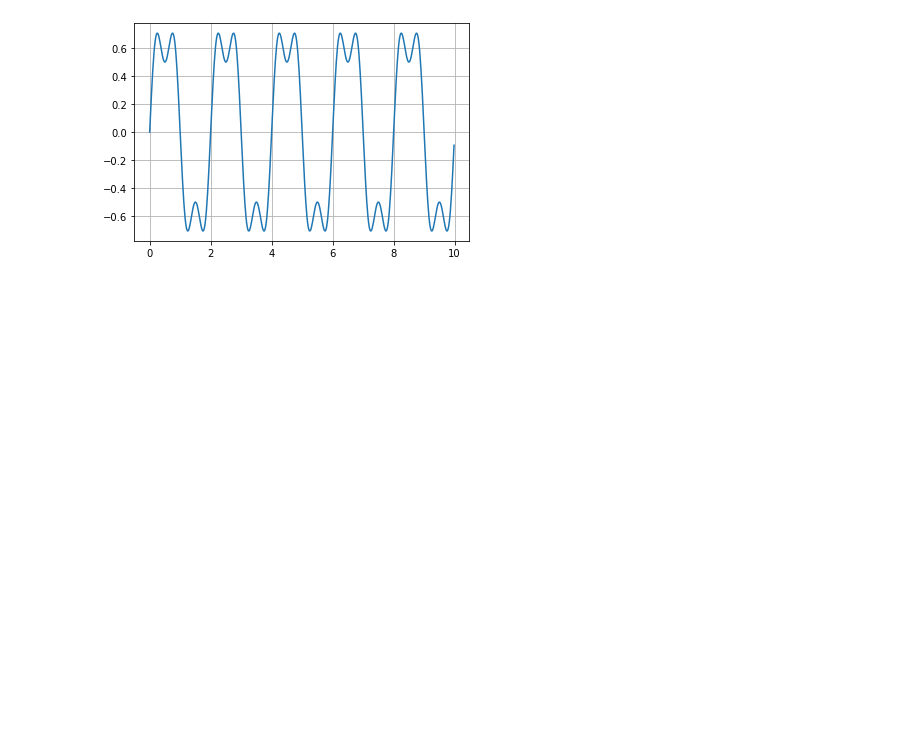
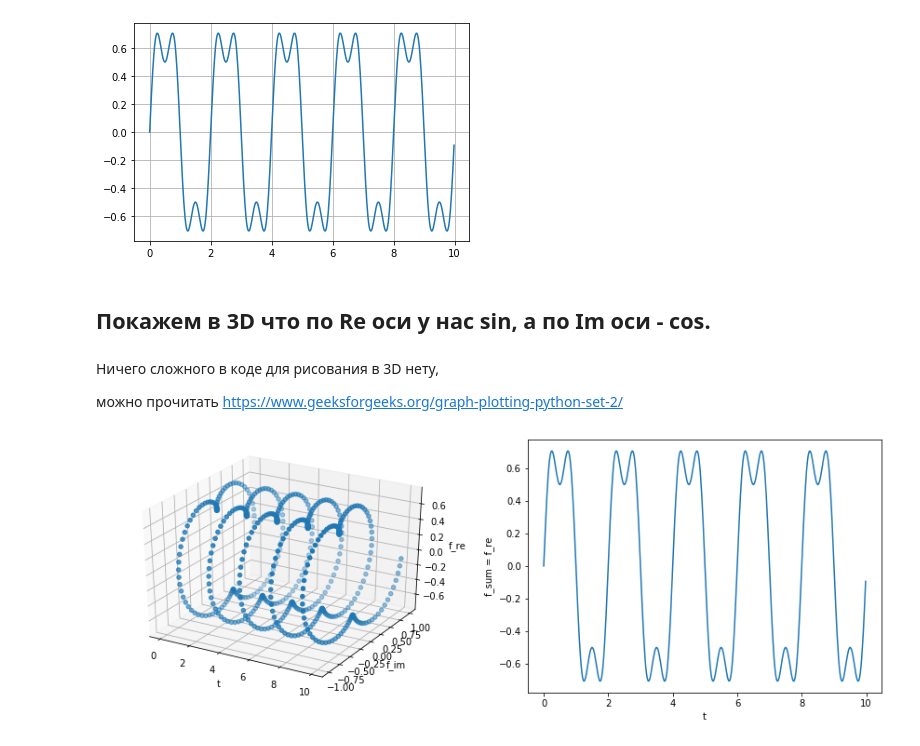
Before and after one commit to baerashid/Fourier, a Jupyter notebook: Fourier2.ipynb, the cells around one changed output. Saved outputs shown, nothing was run; the diff lists cells and outputs as text; code cells hidden in the pictures; blank space fills up the shorter version.

```diff
--- a/Fourier2.ipynb
+++ b/Fourier2.ipynb
@@ -69,3 +72,9 @@ plt.grid()
 plt.show()
 # %% [output]
 [figure]
+# %% [markdown]
+## Покажем в 3D что по Re оси у нас sin, а по Im оси - cos.
+# %%
+#здесь f_re это та же сумма синусов, а f_im сумма косинусов с той же частотой
+f_re = 3./4 * np.sin(1 * 2*math.pi*0.5*t) + 1./4 * np.sin(3 * 2*math.pi*0.5*t)
+f_im = 3./4 * np.cos(1 * 2*math.pi*0.5*t) + 1./4 * np.cos(3 * 2*math.pi*0.5*t)
@@ -71,0 +84,19 @@ plt.show()
+# %% [markdown]
+Ничего сложного в коде для рисования в 3D нету,
+
+можно прочитать https://www.geeksforgeeks.org/graph-plotting-python-set-2/
+# %%
+fig = plt.figure(figsize=(15,5))
+ax1 = fig.add_subplot(1,2,1, projection='3d')
+ax1.scatter(t, f_im,f_re)
+ax1.set_xlabel('t')
+ax1.set_ylabel('f_im')
+ax1.set_zlabel('f_re')
+
+ax2 = fig.add_subplot(1,2,2)
+ax2.plot(t,f_sum)
+ax2.set_xlabel('t')
+ax2.set_ylabel('f_sum = f_re')
+plt.show()
+# %% [output]
+[figure, added]
```
Also changed, not shown: parts of 10 cells of this notebook.
